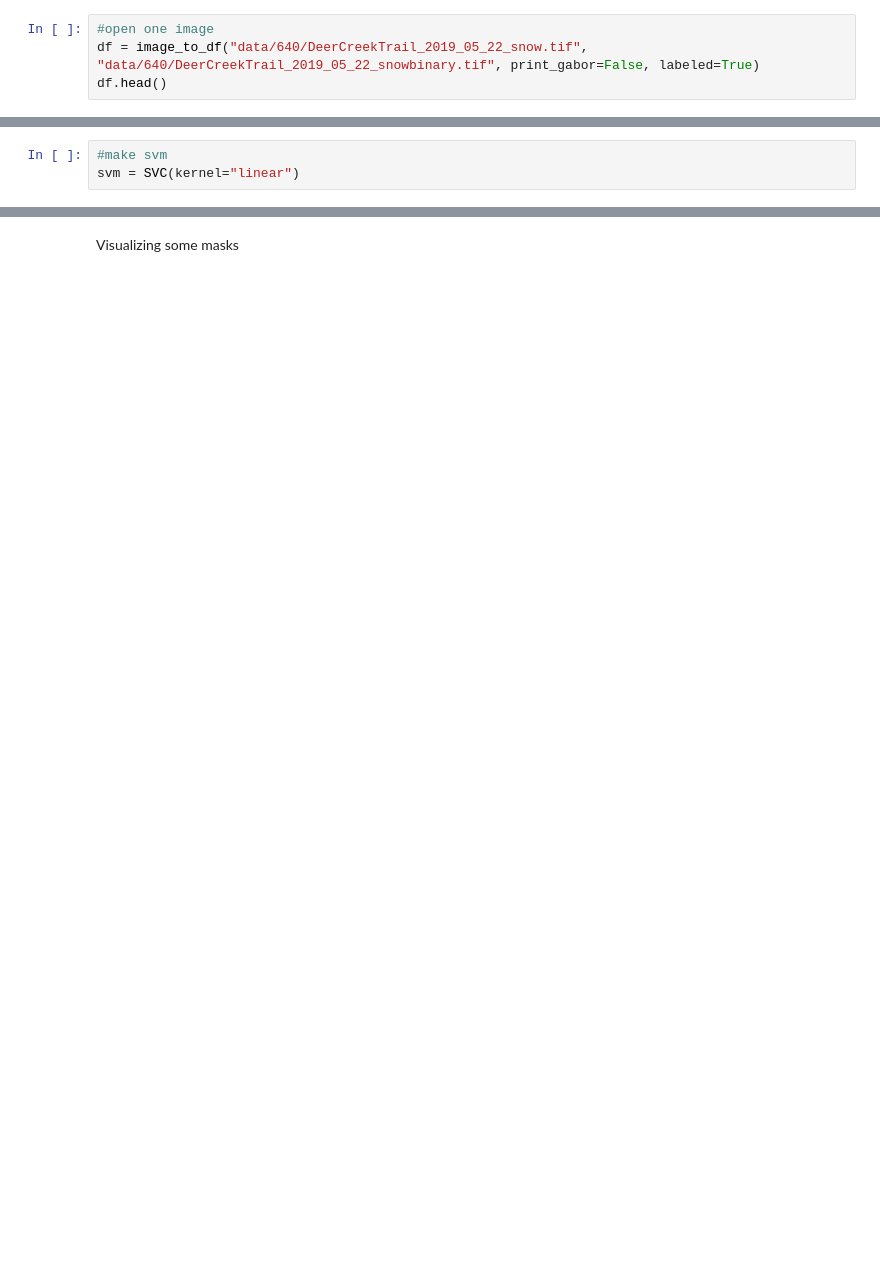
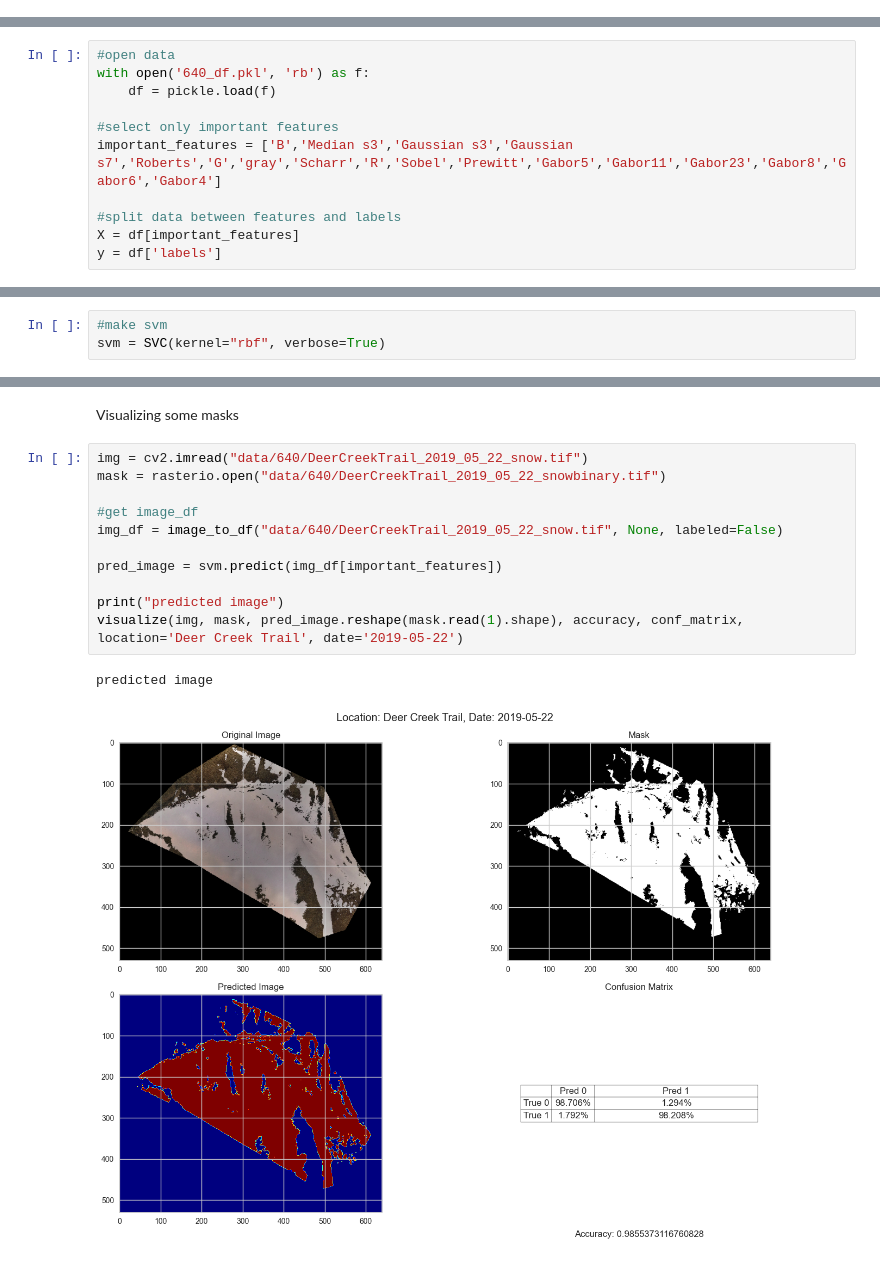
Before and after one commit to JTxCo/RMBL_SnowView, a Jupyter notebook: SVM_test.ipynb, the cells around one changed output, grey strips where cells are left out. Drawn from its saved outputs; the diff is of its cells as text; blank space fills up the shorter version.

```diff
--- a/SVM_test.ipynb
+++ b/SVM_test.ipynb
@@ -149,7 +149,3 @@ def visualize(img, mask, pred_image, accuracy = None, confusion_matrix = None, l
     plt.show()
 # %% [markdown]
 Data Prep
-# %%
-#open one image
-df = image_to_df("data/640/DeerCreekTrail_2019_05_22_snow.tif", "data/640/DeerCreekTrail_2019_05_22_snowbinary.tif", print_gabor=False, labeled=True)
-df.head()
@@ -164 +152,12 @@ df.head()
+# %%
+#open data
+with open('640_df.pkl', 'rb') as f:
+    df = pickle.load(f)
+
+#select only important features
+important_features = ['B','Median s3','Gaussian s3','Gaussian s7','Roberts','G','gray','Scharr','R','Sobel','Prewitt','Gabor5','Gabor11','Gabor23','Gabor8','Gabor6','Gabor4']
+
+#split data between features and labels
+X = df[important_features]
+y = df['labels']
 # %%
@@ -172,7 +168,7 @@ X_train, X_test, y_train, y_test = train_test_split(X, y, test_size=0.2, random_
 SVM Model
 # %%
 #make svm
-svm = SVC(kernel="linear")
+svm = SVC(kernel="rbf", verbose=True)
 # %%
 #fit the svm
 svm.fit(X_train, y_train)
@@ -211,2 +205,16 @@ visualizer.show()
 # %% [markdown]
 Visualizing some masks
+# %%
+img = cv2.imread("data/640/DeerCreekTrail_2019_05_22_snow.tif")
+mask = rasterio.open("data/640/DeerCreekTrail_2019_05_22_snowbinary.tif")
+
+#get image_df
+img_df = image_to_df("data/640/DeerCreekTrail_2019_05_22_snow.tif", None, labeled=False)
+
+pred_image = svm.predict(img_df[important_features])
+
+print("predicted image")
+visualize(img, mask, pred_image.reshape(mask.read(1).shape), accuracy, conf_matrix, location='Deer Creek Trail', date='2019-05-22')
+# %% [output]
+predicted image
+[figure, added]
```
Also changed, not shown: parts of 8 cells of this notebook, 3 other files.
